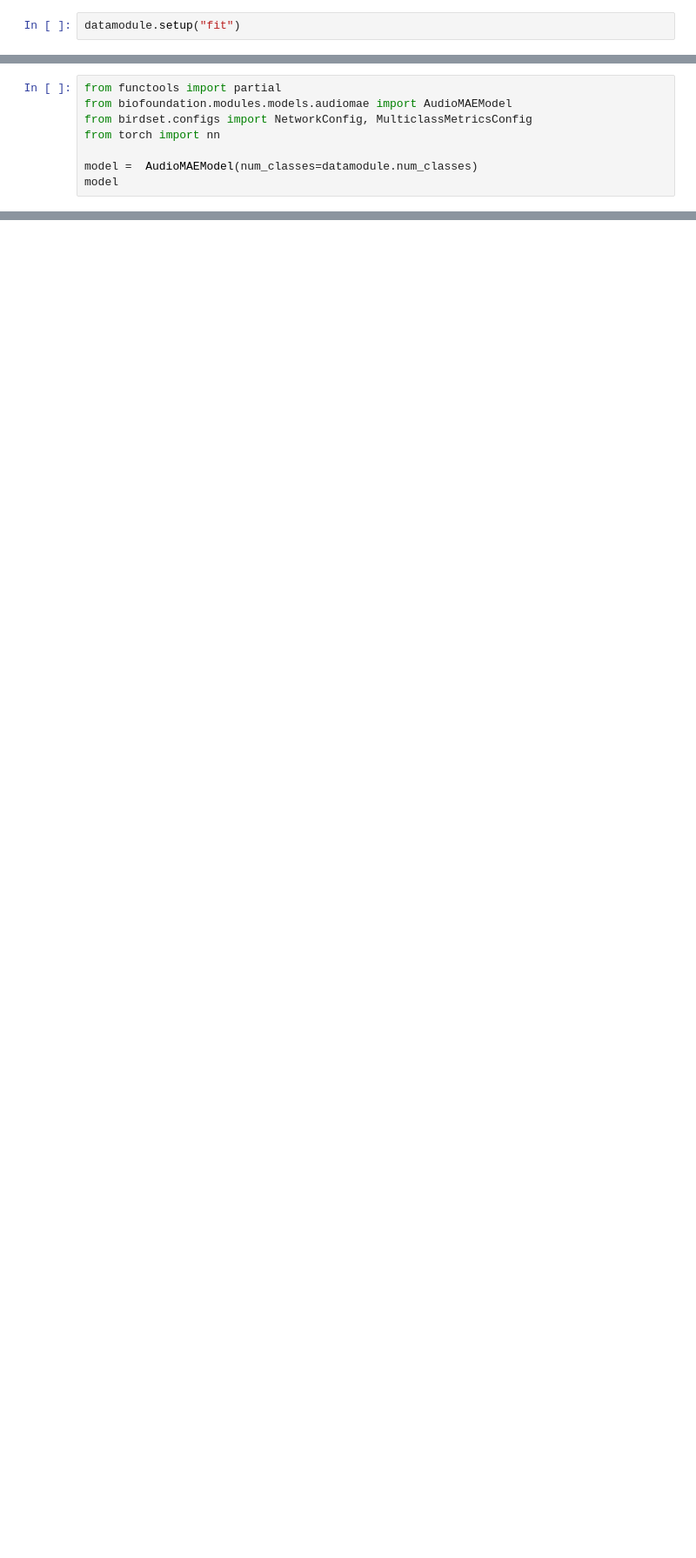
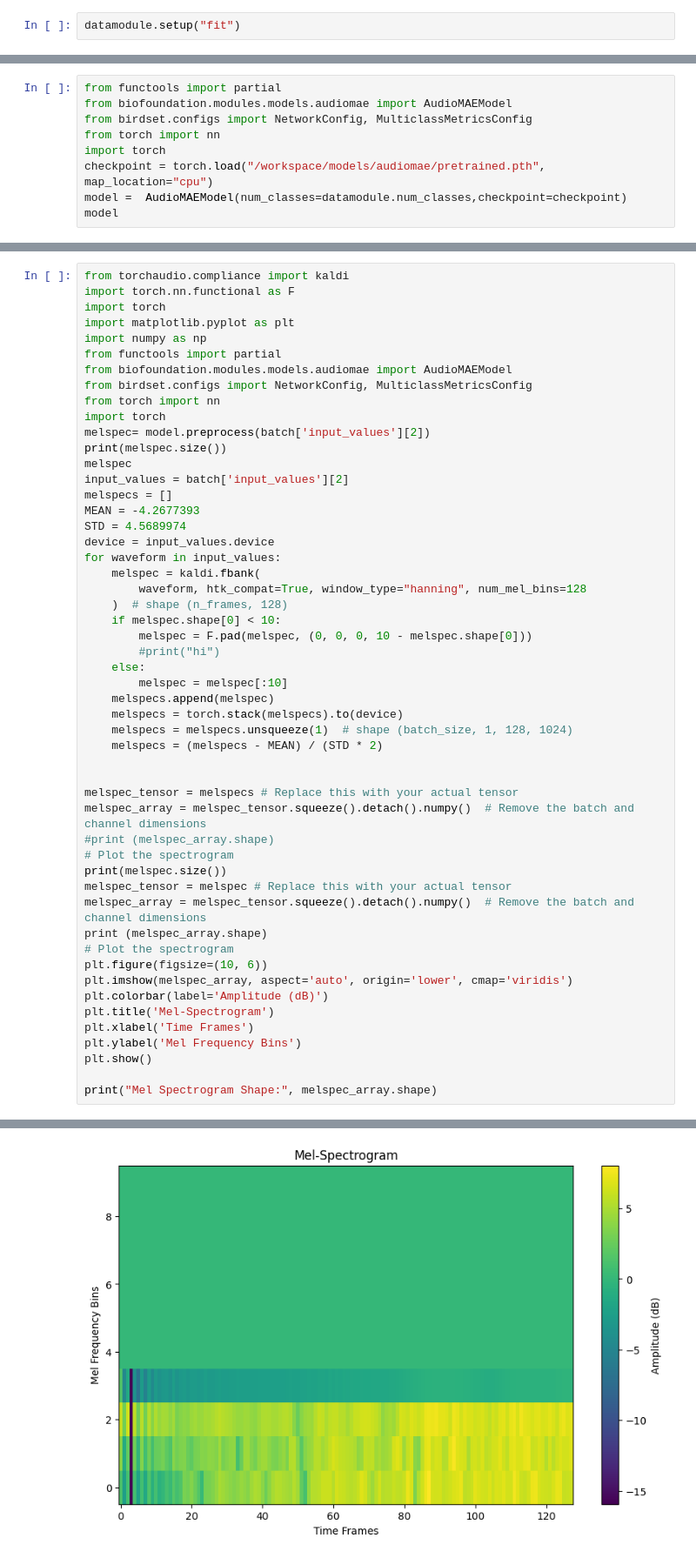
Before and after one commit to DBD-research-group/BioFoundation, a Jupyter notebook: notebooks/development/test_audiomae.ipynb, the cells around one changed output, grey strips where cells are left out. Shown at 87% size. Saved outputs shown, nothing was run; the diff lists cells and outputs as text; blank space fills up the shorter version.

```diff
--- a/notebooks/development/test_audiomae.ipynb
+++ b/notebooks/development/test_audiomae.ipynb
@@ -66,8 +65,9 @@ from functools import partial
 from biofoundation.modules.models.audiomae import AudioMAEModel
 from birdset.configs import NetworkConfig, MulticlassMetricsConfig
 from torch import nn
-
-model =  AudioMAEModel(num_classes=datamodule.num_classes)
+import torch
+checkpoint = torch.load("/workspace/models/audiomae/pretrained.pth", map_location="cpu")
+model =  AudioMAEModel(num_classes=datamodule.num_classes,checkpoint=checkpoint)
 model
 # %% [output]
 You can avoid this message in future by passing the argument `trust_remote_code=True`.
@@ -90,3 +90,56 @@ AudioMAEModel(
   )
   (classifier): Linear(in_features=768, out_features=21, bias=True)
 )
+# %%
+from torchaudio.compliance import kaldi
+import torch.nn.functional as F
+import torch
+import matplotlib.pyplot as plt
+import numpy as np
+from functools import partial
+from biofoundation.modules.models.audiomae import AudioMAEModel
+from birdset.configs import NetworkConfig, MulticlassMetricsConfig
+from torch import nn
+import torch
+melspec= model.preprocess(batch['input_values'][2])
+print(melspec.size())
+melspec
+input_values = batch['input_values'][2]
+melspecs = []
+MEAN = -4.2677393
+STD = 4.5689974
+device = input_values.device
+for waveform in input_values:
+    melspec = kaldi.fbank(
+        waveform, htk_compat=True, window_type="hanning", num_mel_bins=128
+    )  # shape (n_frames, 128)
+    if melspec.shape[0] < 10:
+        melspec = F.pad(melspec, (0, 0, 0, 10 - melspec.shape[0]))
+        #print("hi")
+    else:
+        melspec = melspec[:10]
+    melspecs.append(melspec)
+    melspecs = torch.stack(melspecs).to(device)
+    melspecs = melspecs.unsqueeze(1)  # shape (batch_size, 1, 128, 1024)
+    melspecs = (melspecs - MEAN) / (STD * 2)
+
+
+melspec_tensor = melspecs # Replace this with your actual tensor
+melspec_array = melspec_tensor.squeeze().detach().numpy()  # Remove the batch and channel dimensions
+#print (melspec_array.shape)
+# Plot the spectrogram
+print(melspec.size())
+melspec_tensor = melspec # Replace this with your actual tensor
+melspec_array = melspec_tensor.squeeze().detach().numpy()  # Remove the batch and channel dimensions
+print (melspec_array.shape)
+# Plot the spectrogram
+plt.figure(figsize=(10, 6))
+plt.imshow(melspec_array, aspect='auto', origin='lower', cmap='viridis')
+plt.colorbar(label='Amplitude (dB)')
+plt.title('Mel-Spectrogram')
+plt.xlabel('Time Frames')
+plt.ylabel('Mel Frequency Bins')
+plt.show()
+
+print("Mel Spectrogram Shape:", melspec_array.shape)
+# %% [output]
@@ -92,0 +149 @@ AudioMAEModel(
+[figure, added]
```
Also changed, not shown: parts of 10 cells of this notebook.
